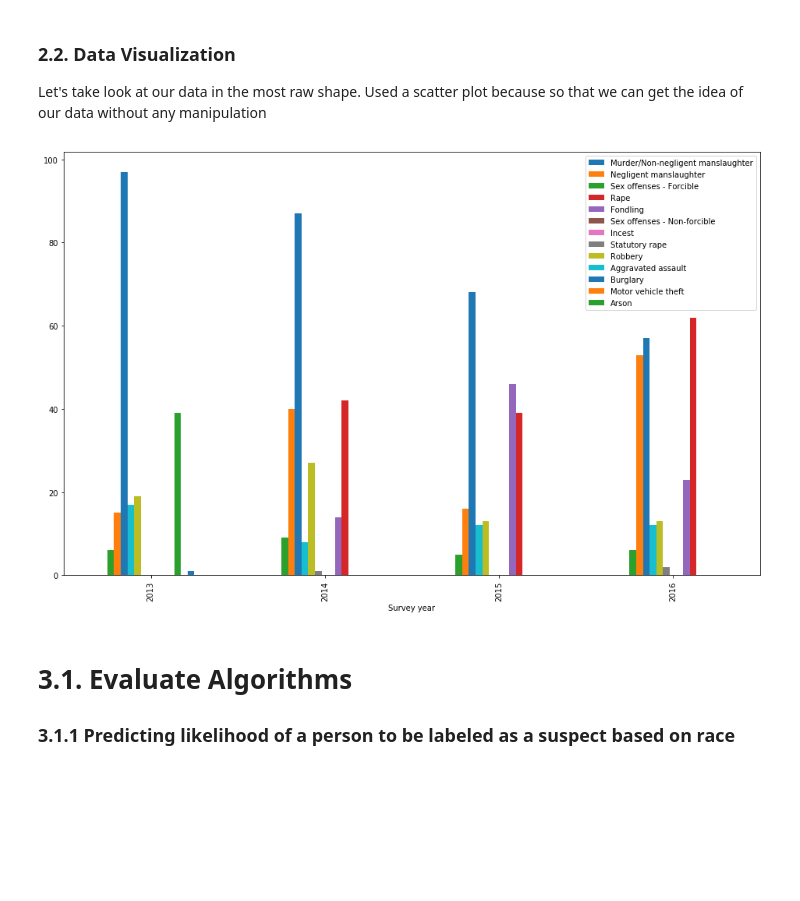
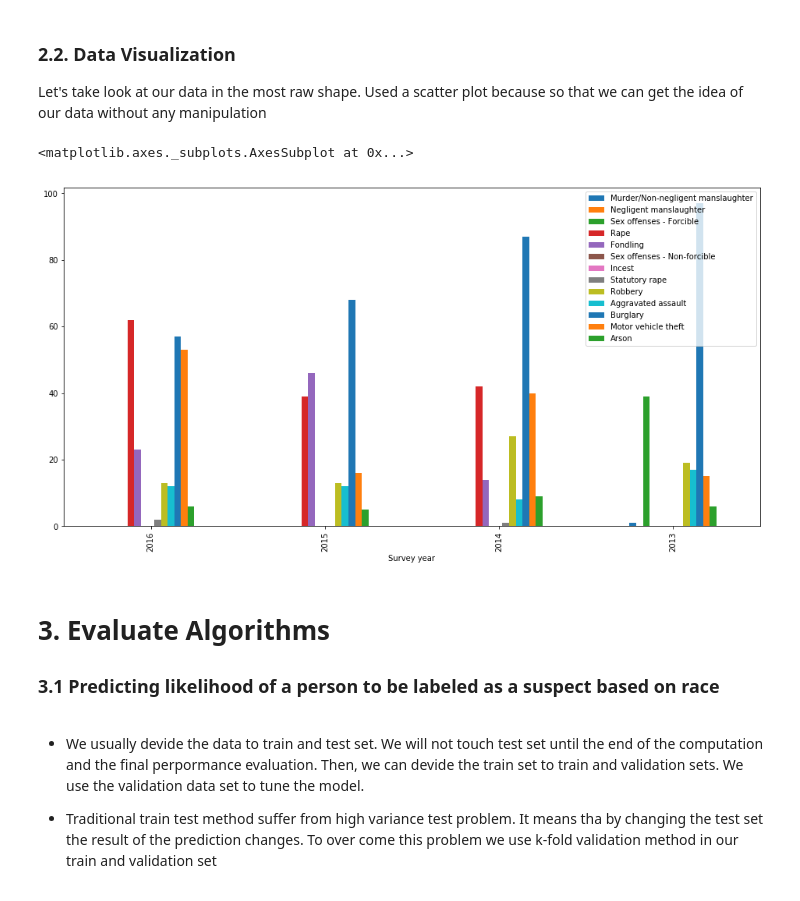
Before and after one commit to surumen/vignette, a Jupyter notebook: demo.ipynb, the cells around one changed output. Cells and saved outputs as stored; diff of their text form; code cells hidden in the pictures; blank space fills up the shorter version.

Commit message:
visualize

```diff
--- a/demo.ipynb
+++ b/demo.ipynb
@@ -117,13 +117,18 @@ df.head()
 Let's take look at our data in the most raw shape.
 Used a scatter plot because so that we can get the idea of our data without any manipulation
 # %%
-df.plot(x='Survey year', figsize = (16, 10), kind='bar').invert_xaxis()
+df.plot(x='Survey year', figsize = (16, 8), kind='bar')
 # %% [output]
+<matplotlib.axes._subplots.AxesSubplot at 0x...>
-[figure, old version]
+[figure, new version]
 # %% [markdown]
-# 3.1. Evaluate Algorithms
+# 3.  Evaluate Algorithms
 
 
-### 3.1.1 Predicting likelihood of a person to be labeled as a suspect based on race
+### 3.1 Predicting likelihood of a person to be labeled as a suspect based on race
+# %% [markdown]
+- We usually devide the data to train and test set. We will not touch test set until the end of the computation and the final perpormance evaluation. Then, we can devide the train set to train and validation sets. We use the validation data set to tune the model.
+
+- Traditional train test method suffer from high variance test problem. It means tha by changing the test set the result of the prediction changes. To over come this problem we use k-fold validation method in our train and validation set
 # %% [markdown]
 <a href="https://ibb.co/bWRCsS"><img src="https://preview.ibb.co/f7UAe7/validation.png" alt="validation" border="0" /></a>
```
Also changed, not shown: parts of 1 cell of this notebook.
